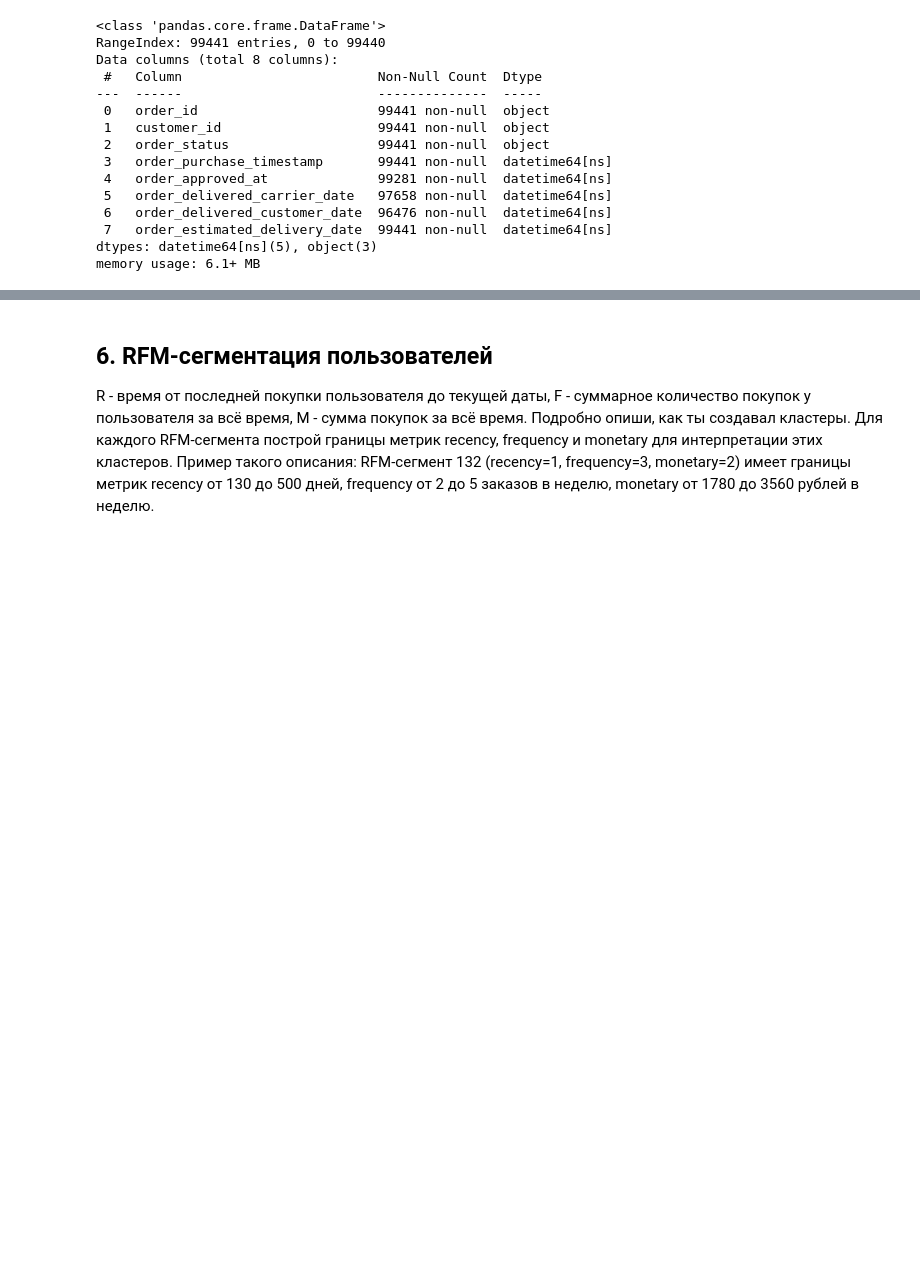
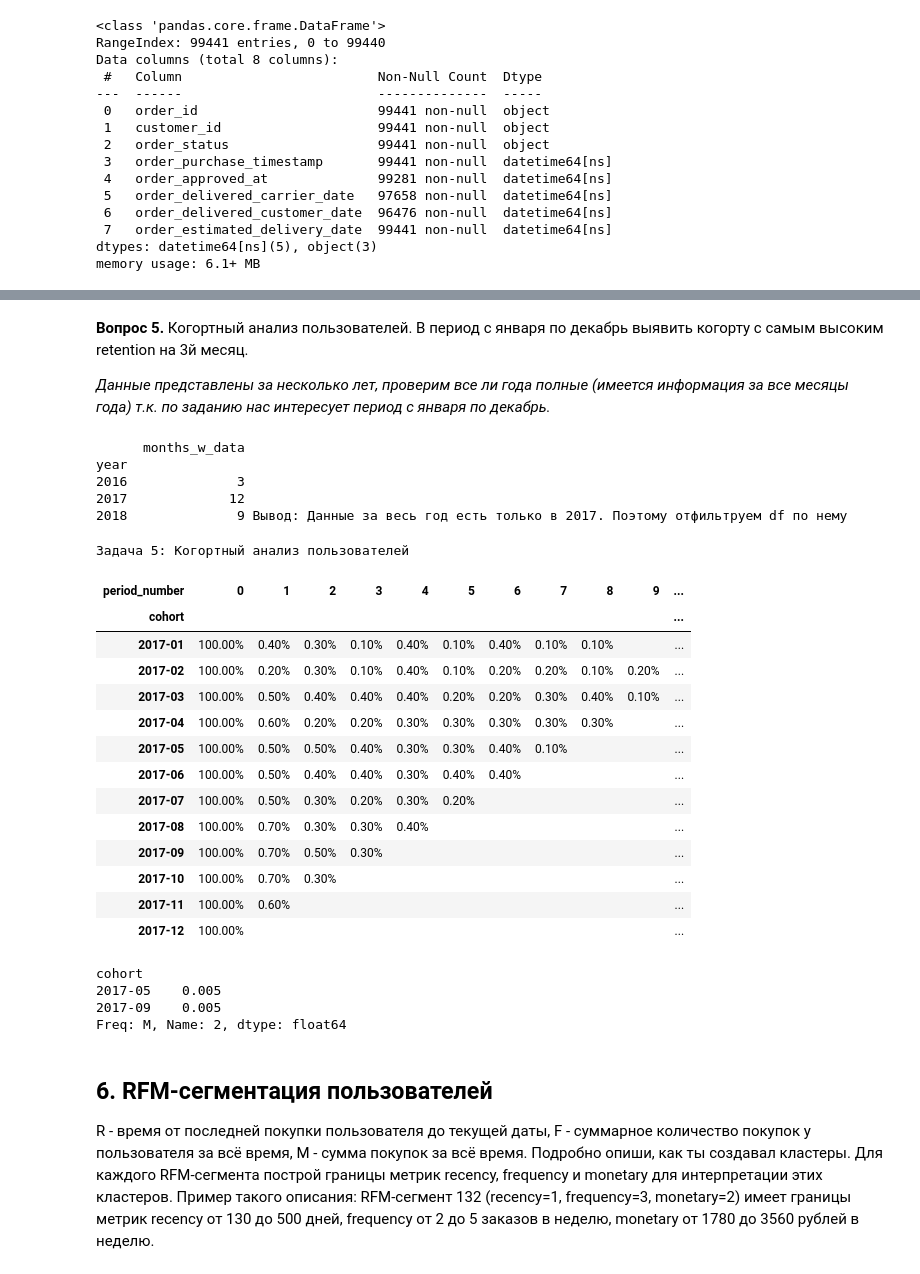
Before and after one commit to xeha/ecommerce_project, a Jupyter notebook: ecommerce_project.ipynb, the cells around one changed output, grey strips where cells are left out. Saved outputs shown, nothing was run; the diff lists cells and outputs as text; code cells hidden in the pictures; blank space fills up the shorter version.

```diff
--- a/ecommerce_project.ipynb
+++ b/ecommerce_project.ipynb
@@ -516,3 +422,67 @@ Freq: M, Name: 3, dtype: float64
+# %% [markdown]
+**Вопрос 5.** Когортный анализ пользователей. В период с января по декабрь выявить когорту с самым высоким retention на 3й месяц.
+
+*Данные представлены за несколько лет, проверим все ли года полные (имеется информация за все месяцы года) т.к. по заданию нас интересует период с января по декабрь.*
+# %%
+true_orders_df['date_purch']=pd.to_datetime(true_orders_df['order_purchase_timestamp']).dt.strftime('%Y-%m')
+true_orders_df['year']=true_orders_df['order_purchase_timestamp'].dt.year
+full_years_df = true_orders_df.groupby('year').agg(months_w_data = ('date_purch','nunique'))
+vivod = f'Вывод: Данные за весь год есть только в 2017. Поэтому отфильтруем df по нему'
+print(full_years_df,vivod)
+# %% [output]
+      months_w_data
+year
+2016              3
+2017             12
+2018              9 Вывод: Данные за весь год есть только в 2017. Поэтому отфильтруем df по нему
+# %%
+# Готовим df к когортному анализу (оставляем только нужные столбцы)
+df_to_cohort = true_orders_df.query('year==2017').copy()
+# Преобразуем дату заказа в формат год-месяц-день
+df_to_cohort['date']=pd.to_datetime(df_to_cohort['order_purchase_timestamp'].dt.strftime('%Y-%m-%d'))
+df_to_cohort['order_month']=pd.to_datetime(df_to_cohort['order_purchase_timestamp']).dt.to_period('M')
+df_to_cohort['cohort']= (df_to_cohort.groupby('customer_unique_id')["date"].transform('min')).dt.to_period('M')
+df_to_cohort = df_to_cohort[['order_id','order_month','customer_unique_id','cohort']]
+df_to_cohort = df_to_cohort.groupby(['cohort', 'order_month']).agg(n_customers=('customer_unique_id', 'nunique')).reset_index(drop=False)
+df_to_cohort['period_number'] = (df_to_cohort.order_month - df_to_cohort.cohort).apply(attrgetter('n'))
+cohort_pivot = df_to_cohort.pivot_table(index = 'cohort',
+                                     columns = 'period_number',
+                                     values = 'n_customers')
+cohort_size = cohort_pivot.iloc[:,0]
+retention = cohort_pivot.divide(cohort_size , axis = 0).round(3)
+
+ur_style = (retention
+            .style
+            .set_caption('Задача 5: Когортный анализ пользователей')  # добавляем подпись
+            .background_gradient(cmap='Reds')  # раскрашиваем ячейки по столбцам
+            .highlight_null('white')  # делаем белый фон для значений NaN
+            .format("{:.2%}", na_rep=""))  # числа форматируем как проценты, NaN заменяем на пустоту
+ur_style
+# %% [output]
+Задача 5: Когортный анализ пользователей
+| period_number | 0 | 1 | 2 | 3 | 4 | 5 | 6 | 7 | 8 | 9 | ... |
+| cohort |  |  |  |  |  |  |  |  |  |  | ... |
+| 2017-01 | 100.00% | 0.40% | 0.30% | 0.10% | 0.40% | 0.10% | 0.40% | 0.10% | 0.10% |  | ... |
+| 2017-02 | 100.00% | 0.20% | 0.30% | 0.10% | 0.40% | 0.10% | 0.20% | 0.20% | 0.10% | 0.20% | ... |
+| 2017-03 | 100.00% | 0.50% | 0.40% | 0.40% | 0.40% | 0.20% | 0.20% | 0.30% | 0.40% | 0.10% | ... |
+| 2017-04 | 100.00% | 0.60% | 0.20% | 0.20% | 0.30% | 0.30% | 0.30% | 0.30% | 0.30% |  | ... |
+| 2017-05 | 100.00% | 0.50% | 0.50% | 0.40% | 0.30% | 0.30% | 0.40% | 0.10% |  |  | ... |
+| 2017-06 | 100.00% | 0.50% | 0.40% | 0.40% | 0.30% | 0.40% | 0.40% |  |  |  | ... |
+| 2017-07 | 100.00% | 0.50% | 0.30% | 0.20% | 0.30% | 0.20% |  |  |  |  | ... |
+| 2017-08 | 100.00% | 0.70% | 0.30% | 0.30% | 0.40% |  |  |  |  |  | ... |
+| 2017-09 | 100.00% | 0.70% | 0.50% | 0.30% |  |  |  |  |  |  | ... |
+| 2017-10 | 100.00% | 0.70% | 0.30% |  |  |  |  |  |  |  | ... |
+| 2017-11 | 100.00% | 0.60% |  |  |  |  |  |  |  |  | ... |
+| 2017-12 | 100.00% |  |  |  |  |  |  |  |  |  | ... |
+# %%
+# Находим когорту с самым высоким retention на 3й месяц
+maximum = retention[2].max()
+retention.loc[retention[2]==maximum][2]
+# %% [output]
+cohort
+2017-05    0.005
+2017-09    0.005
+Freq: M, Name: 2, dtype: float64
 # %% [markdown]
 ## 6. RFM-сегментация пользователей
 R - время от последней покупки пользователя до текущей даты,
```
Also changed, not shown: parts of 97 cells of this notebook, 7 other files.
